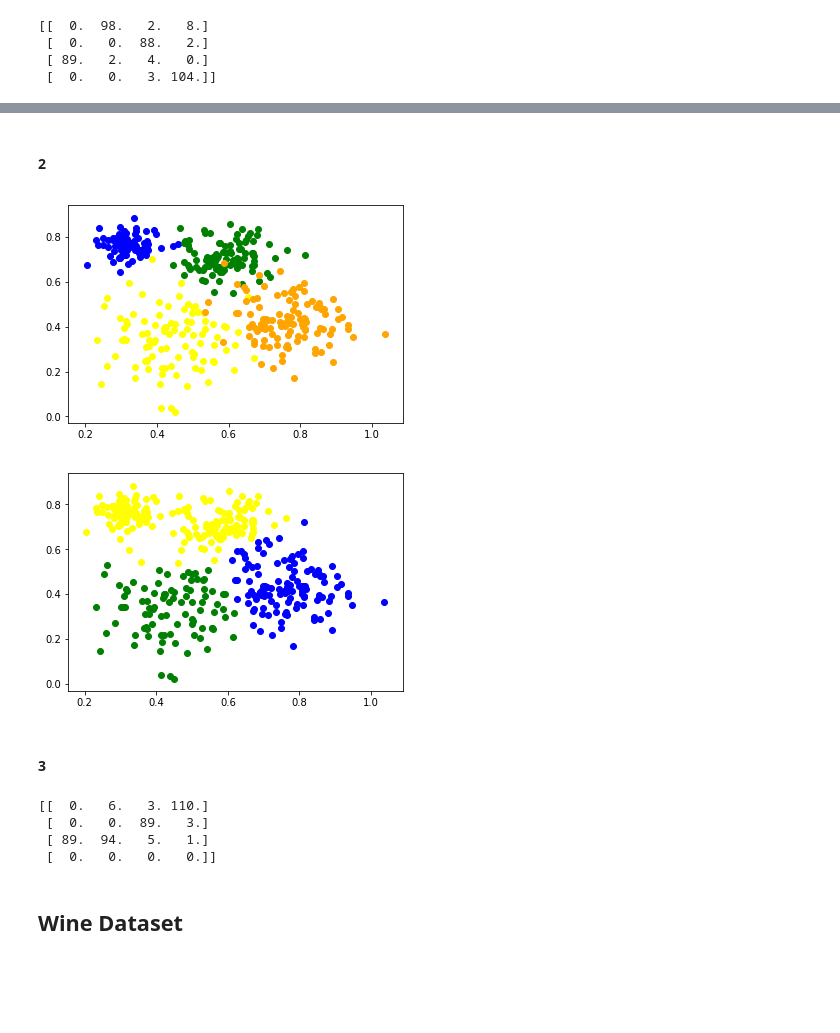
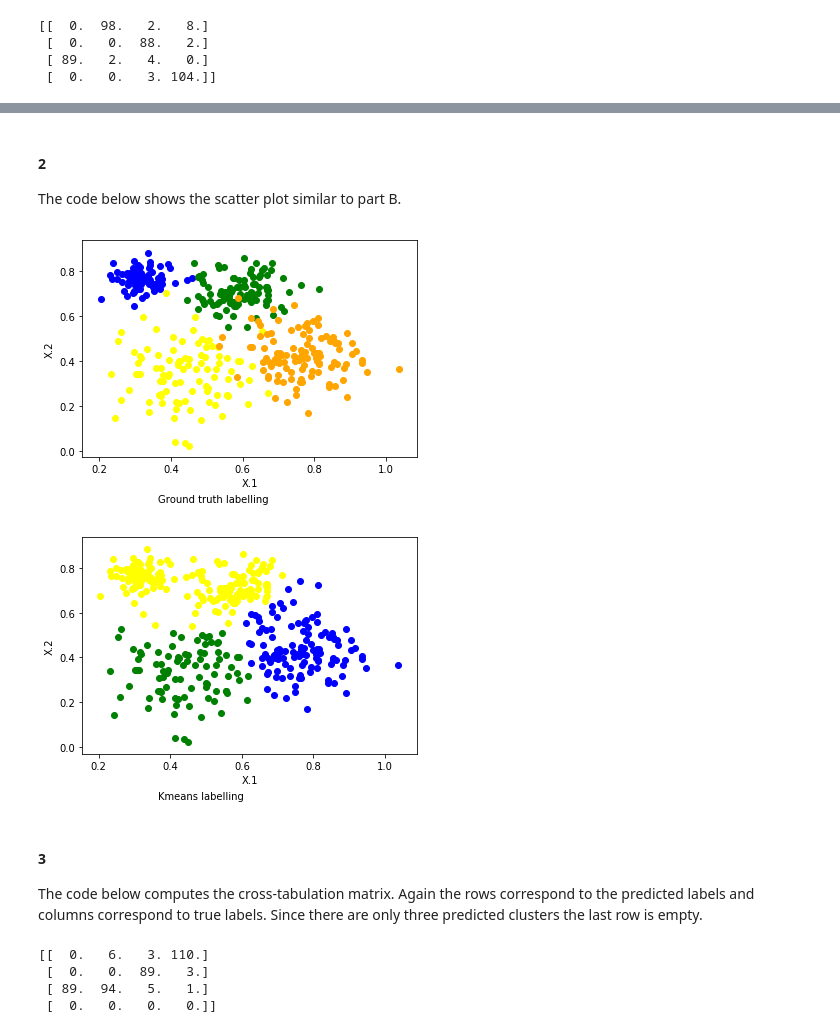
Before and after one commit to pijusch/DataMining, a Jupyter notebook: assignment5/Assignment5.ipynb, the cells around one changed output, grey strips where cells are left out. Saved outputs shown, nothing was run; the diff lists cells and outputs as text; code cells hidden in the pictures; blank space fills up the shorter version.

```diff
--- a/assignment5/Assignment5.ipynb
+++ b/assignment5/Assignment5.ipynb
@@ -58,7 +59,8 @@ The function **colors()** below plots clusters in 'TwoDimHard' dataset. It can b
 # %%
 colors = ['red','blue','green','yellow','orange']
-def plot(data,clss,k):
+def plot(data,clss,k,txt):
     _plot = []
+    fig = plt.figure()
     for i in range(k+1):
         _plot.append([])
     for i in range(len(data)):
@@ -68,5 +70,8 @@ def plot(data,clss,k):
             continue
         _plot[i] = np.array(_plot[i])
         plt.scatter(_plot[i][:,0],_plot[i][:,1],c = colors[i])
+    plt.xlabel('X.1')
+    plt.ylabel('X.2')
+    fig.text(0.3,-0.03,txt)
     plt.show()
 # %% [markdown]
@@ -176,13 +186,17 @@ SSE+SSB 30.44414226041099
-# %% [markdown]
-#### 2
+# %% [markdown]
+#### 2
+
+The code below shows the scatter plot similar to part B.
 # %%
-plot(np.array(data[['X.1','X.2']]),np.array(data['cluster']),4)
-plot(np.array(data[['X.1','X.2']]),clss,3)
+plot(np.array(data[['X.1','X.2']]),np.array(data['cluster']),4,'Ground truth labelling')
+plot(np.array(data[['X.1','X.2']]),clss,3,'Kmeans labelling')
 # %% [output]
-[figure, old version]
+[figure, new version]
-[figure, old version]
+[figure, new version]
-# %% [markdown]
-#### 3
+# %% [markdown]
+#### 3
+
+The code below computes the cross-tabulation matrix. Again the rows correspond to the predicted labels and columns correspond to true labels. Since there are only three predicted clusters the last row is empty.
 # %%
 mat = conf(clss,list(data['cluster']))
 print(mat)
@@ -191,5 +205,3 @@ print(mat)
  [  0.   0.  89.   3.]
  [ 89.  94.   5.   1.]
  [  0.   0.   0.   0.]]
-# %% [markdown]
-## Wine Dataset
```
Also changed, not shown: parts of 44 cells of this notebook, 1 other file.
